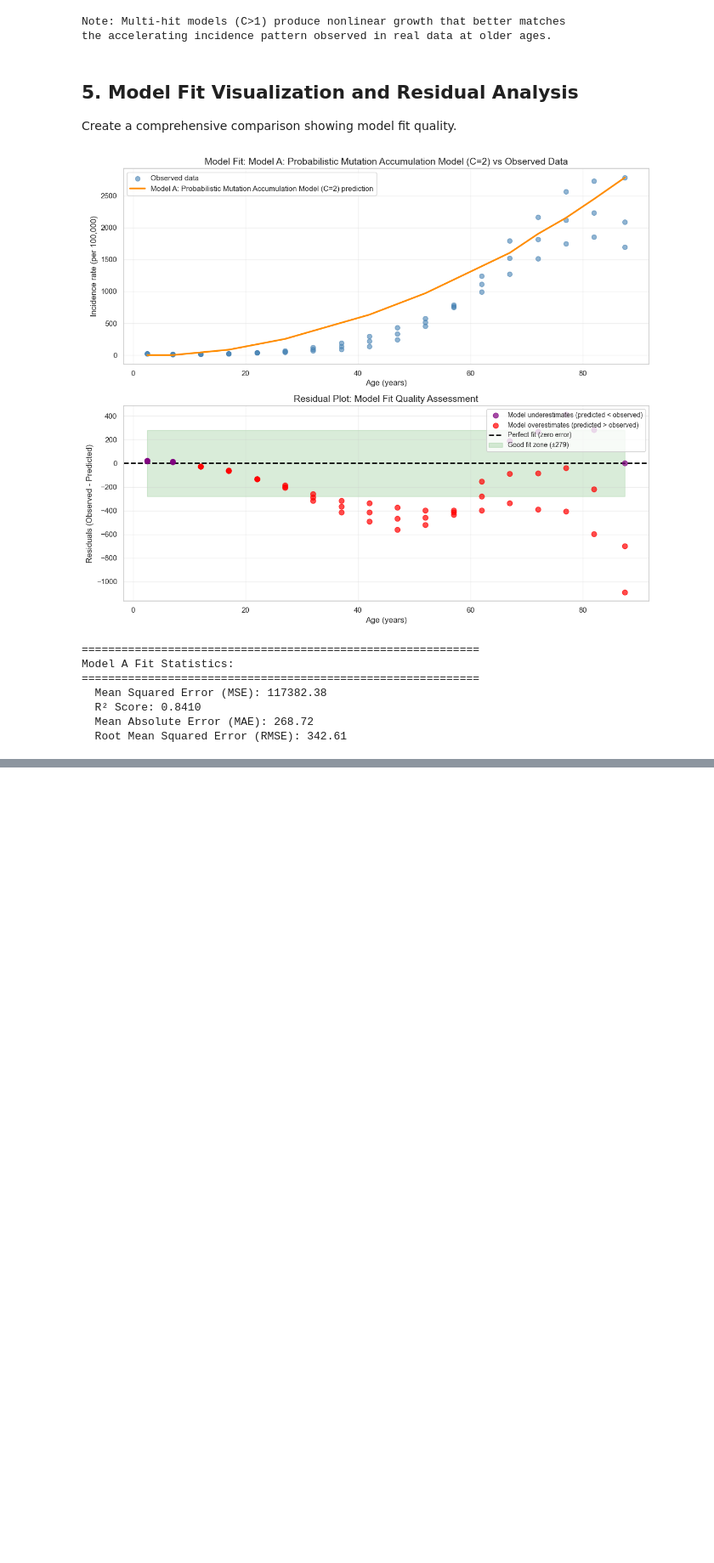
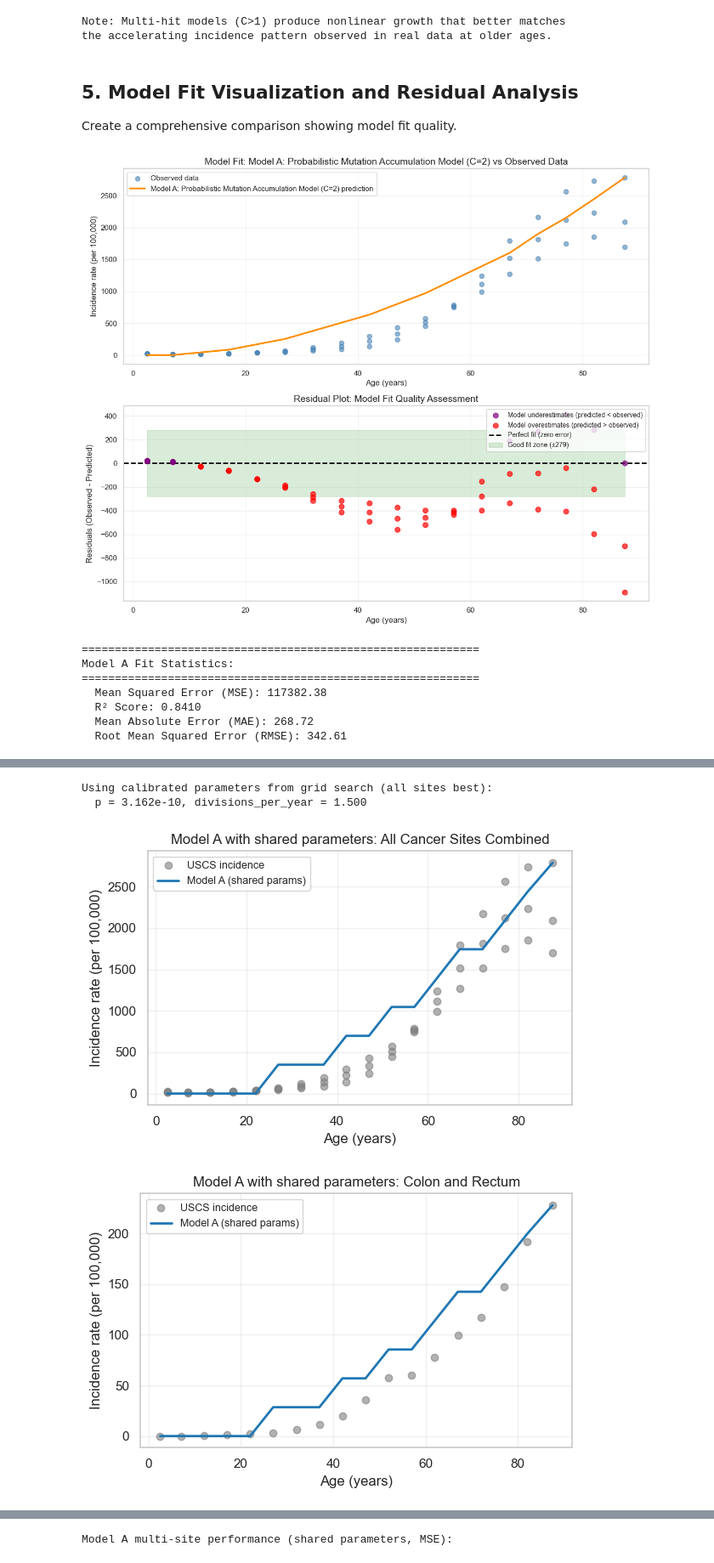
Before and after one commit to zorinayu/GenomicInfoSci-CancerRiskAnalysis, a Jupyter notebook: notebooks/model_a_probabilistic.ipynb, the cells around one changed output, grey strips where cells are left out. Shown at 85% size. Drawn from its saved outputs; the diff is of its cells as text; code cells hidden in the pictures; blank space fills up the shorter version.

```diff
--- a/notebooks/model_a_probabilistic.ipynb
+++ b/notebooks/model_a_probabilistic.ipynb
@@ -265,0 +606,79 @@ Model A Fit Statistics:
+# %%
+# 8. Multi-site evaluation of Model A using a single calibrated parameter set
+
+# Choose a single calibrated parameter set from the grid search (best for all sites)
+if 'results_df' in globals():
+    best_row = results_df.sort_values("mse_all_sites").iloc[0]
+    best_p = best_row["p"]
+    best_div = best_row["divisions_per_year"]
+    print("Using calibrated parameters from grid search (all sites best):")
+    print(f"  p = {best_p:.3e}, divisions_per_year = {best_div:.3f}")
+else:
+    # Fallback to fixed values if grid search not executed
+    best_p = 7.5e-10
+    best_div = 1.85
+    print("Grid search results not found; using default calibrated parameters.")
+
+shared_model = MutationAccumulationModel(
+    p=best_p,
+    M=500000,
+    divisions_per_year=best_div,
+    C=2,
+    r=0.0
+)
+
+selected_sites = [
+    "All Cancer Sites Combined",
+    "Colon and Rectum",
+    "Lung and Bronchus",
+    "Female Breast",
+    "Prostate",
+]
+
+multi_rows = []
+for site in selected_sites:
+    if site == "All Cancer Sites Combined":
+        ages_site, rates_site = ages, rates
+    else:
+        # Robust import in case the notebook kernel cached an older version of src.data_loader
+        try:
+            from src.data_loader import get_site_age_incidence
+        except ImportError:
+            import importlib
+            import src.data_loader as _dl
+            _dl = importlib.reload(_dl)
+            get_site_age_incidence = getattr(_dl, "get_site_age_incidence")
+
+        ages_site, rates_site, _df_site = get_site_age_incidence(by_age, site, target_year=TARGET_YEAR)
+        if ages_site is None or len(ages_site) == 0:
+            print(f"No incidence data found for site: {site}")
+            continue
+
+    pred_site = shared_model.predict_scaled(ages_site, scale_to_max=rates_site.max())
+    mse_site = mean_squared_error(rates_site, pred_site)
+
+    multi_rows.append({
+        "site": site,
+        "mse": mse_site,
+    })
+
+    # Optional: quick plot for each site
+    plt.figure(figsize=(6, 4))
+    plt.scatter(ages_site, rates_site, color="tab:gray", alpha=0.6, label="USCS incidence")
+    plt.plot(ages_site, pred_site, color="tab:blue", linewidth=2, label="Model A (shared params)")
+    plt.xlabel("Age (years)")
+    plt.ylabel("Incidence rate (per 100,000)")
+    plt.title(f"Model A with shared parameters: {site}")
+    plt.grid(True, alpha=0.3)
+    plt.legend(fontsize=9)
+    plt.tight_layout()
+    plt.show()
+
+multi_df = pd.DataFrame(multi_rows)
+print("Model A multi-site performance (shared parameters, MSE):")
+display(multi_df)
+# %% [output]
+Using calibrated parameters from grid search (all sites best):
+  p = 3.162e-10, divisions_per_year = 1.500
+[figure, added]
+[figure, added]
@@ -265,0 +688 @@ Model A Fit Statistics:
+Model A multi-site performance (shared parameters, MSE):
```
Also changed, not shown: parts of 14 cells of this notebook, 9 other files.
